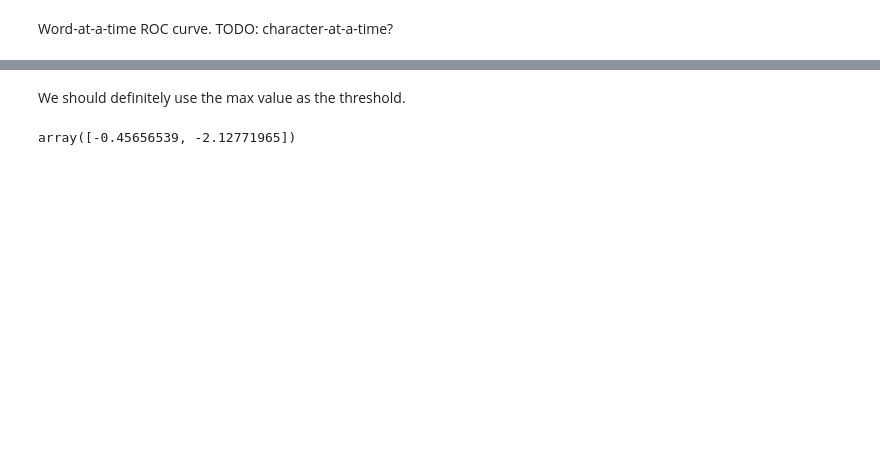
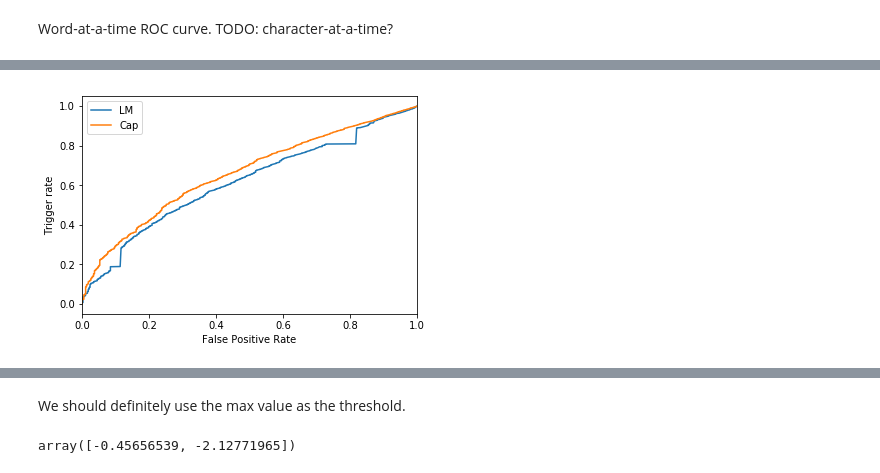
Before and after one commit to kcarnold/textrec, a Jupyter notebook: notebooks/Gating.ipynb, the cells around one changed output, grey strips where cells are left out. Saved outputs shown, nothing was run; the diff lists cells and outputs as text; code cells hidden in the pictures; blank space fills up the shorter version.

```diff
--- a/notebooks/Gating.ipynb
+++ b/notebooks/Gating.ipynb
@@ -104,0 +140,19 @@ aucs = {k: auc(roc['fpr'], roc['tpr']) for k, roc in rocs.items()}
+# %%
+def compute_display_rate(feats, y):
+    labeled_feats = label_feats(feats)
+    rocs = get_rocs(labeled_feats)
+    def get_rate(feats, threshold):
+        return np.mean(feats > threshold)
+    rates = [get_rate(labeled_feats['max'], threshold) for threshold in rocs['max']['thresholds']]
+    rates = np.mean(labeled_feats['max'][:,None] > rocs['max']['thresholds'][None,:], axis=0)
+    return rocs['max']['fpr'], rates
+
+plt.plot(*compute_display_rate(feats_lm, y_lm), label="LM")
+plt.plot(*compute_display_rate(feats, y), label="Cap")
+
+plt.xlim([0.0, 1.0])
+plt.xlabel('False Positive Rate')
+plt.ylabel('Trigger rate')
+plt.legend();
+# %% [output]
+[figure, added]
```
Also changed, not shown: parts of 15 cells of this notebook.
